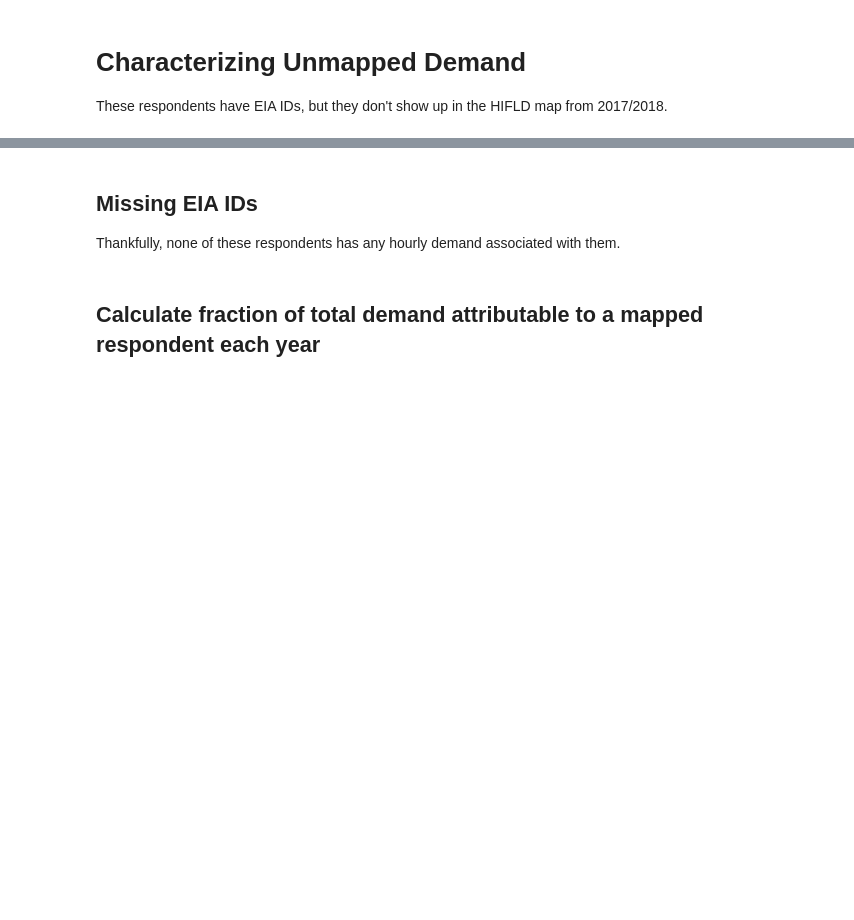
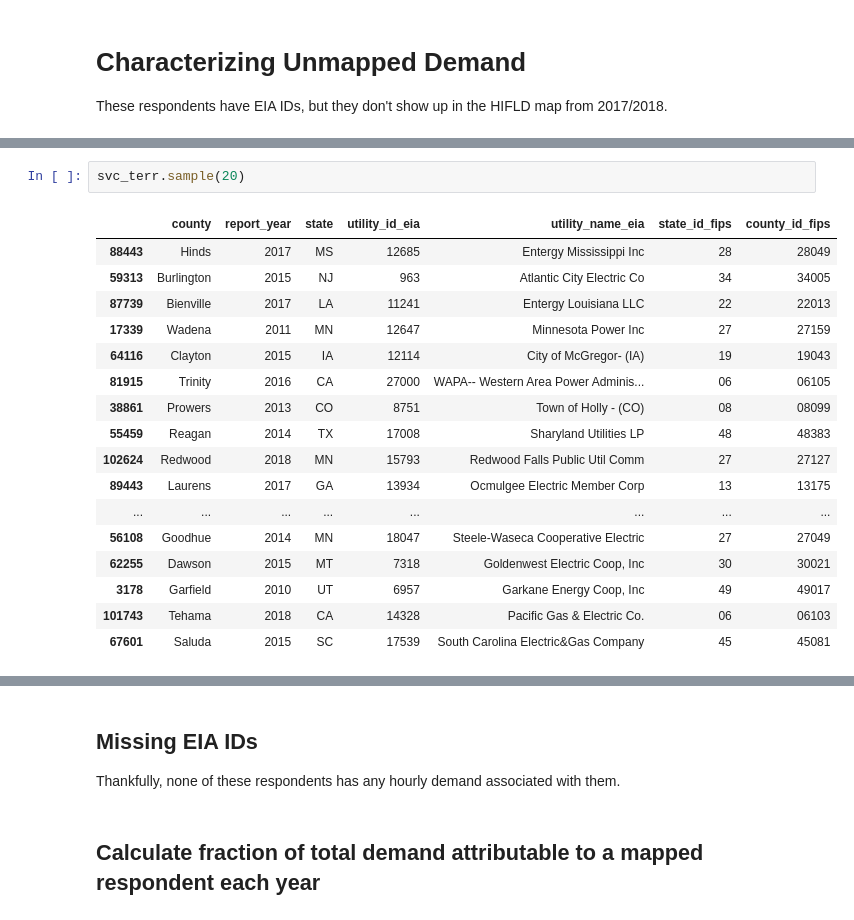
Before and after one commit to catalyst-cooperative/electricity-demand-mapping, a Jupyter notebook: notebooks/ferc714.ipynb, the cells around one changed output, grey strips where cells are left out. Saved outputs shown, nothing was run; the diff lists cells and outputs as text; blank space fills up the shorter version.

```diff
--- a/notebooks/ferc714.ipynb
+++ b/notebooks/ferc714.ipynb
@@ -185,0 +500,20 @@ rids[~rids.utility_id_eia.isin(pa_geom.utility_id_eia)]
+# %%
+svc_terr.sample(20)
+# %% [output]
+|  | county | report_year | state | utility_id_eia | utility_name_eia | state_id_fips | county_id_fips |
+| 88443 | Hinds | 2017 | MS | 12685 | Entergy Mississippi Inc | 28 | 28049 |
+| 59313 | Burlington | 2015 | NJ | 963 | Atlantic City Electric Co | 34 | 34005 |
+| 87739 | Bienville | 2017 | LA | 11241 | Entergy Louisiana LLC | 22 | 22013 |
+| 17339 | Wadena | 2011 | MN | 12647 | Minnesota Power Inc | 27 | 27159 |
+| 64116 | Clayton | 2015 | IA | 12114 | City of McGregor- (IA) | 19 | 19043 |
+| 81915 | Trinity | 2016 | CA | 27000 | WAPA-- Western Area Power Adminis... | 06 | 06105 |
+| 38861 | Prowers | 2013 | CO | 8751 | Town of Holly - (CO) | 08 | 08099 |
+| 55459 | Reagan | 2014 | TX | 17008 | Sharyland Utilities LP | 48 | 48383 |
+| 102624 | Redwood | 2018 | MN | 15793 | Redwood Falls Public Util Comm | 27 | 27127 |
+| 89443 | Laurens | 2017 | GA | 13934 | Ocmulgee Electric Member Corp | 13 | 13175 |
+| ... | ... | ... | ... | ... | ... | ... | ... |
+| 56108 | Goodhue | 2014 | MN | 18047 | Steele-Waseca Cooperative Electric | 27 | 27049 |
+| 62255 | Dawson | 2015 | MT | 7318 | Goldenwest Electric Coop, Inc | 30 | 30021 |
+| 3178 | Garfield | 2010 | UT | 6957 | Garkane Energy Coop, Inc | 49 | 49017 |
+| 101743 | Tehama | 2018 | CA | 14328 | Pacific Gas & Electric Co. | 06 | 06103 |
+| 67601 | Saluda | 2015 | SC | 17539 | South Carolina Electric&Gas Company | 45 | 45081 |
```
Also changed, not shown: parts of 41 cells of this notebook.
